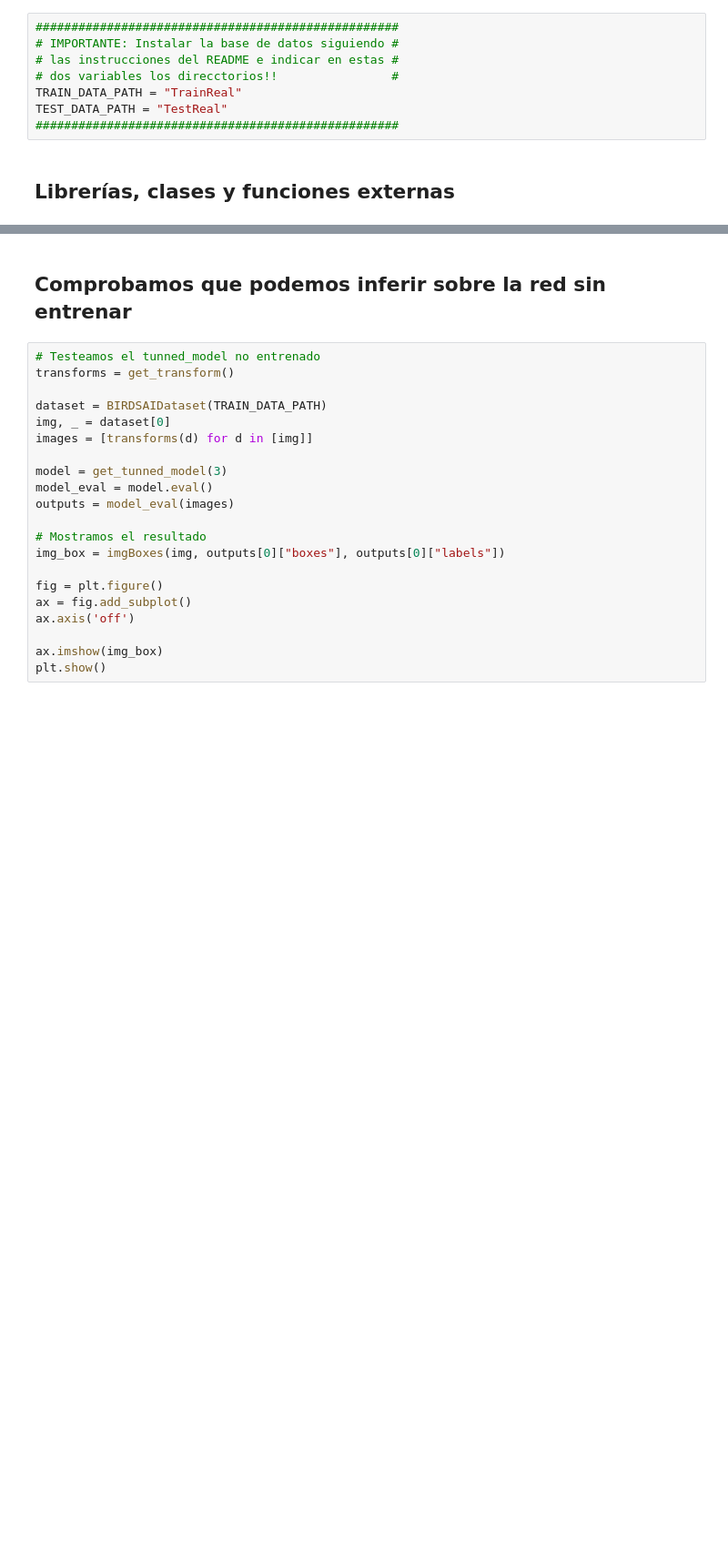
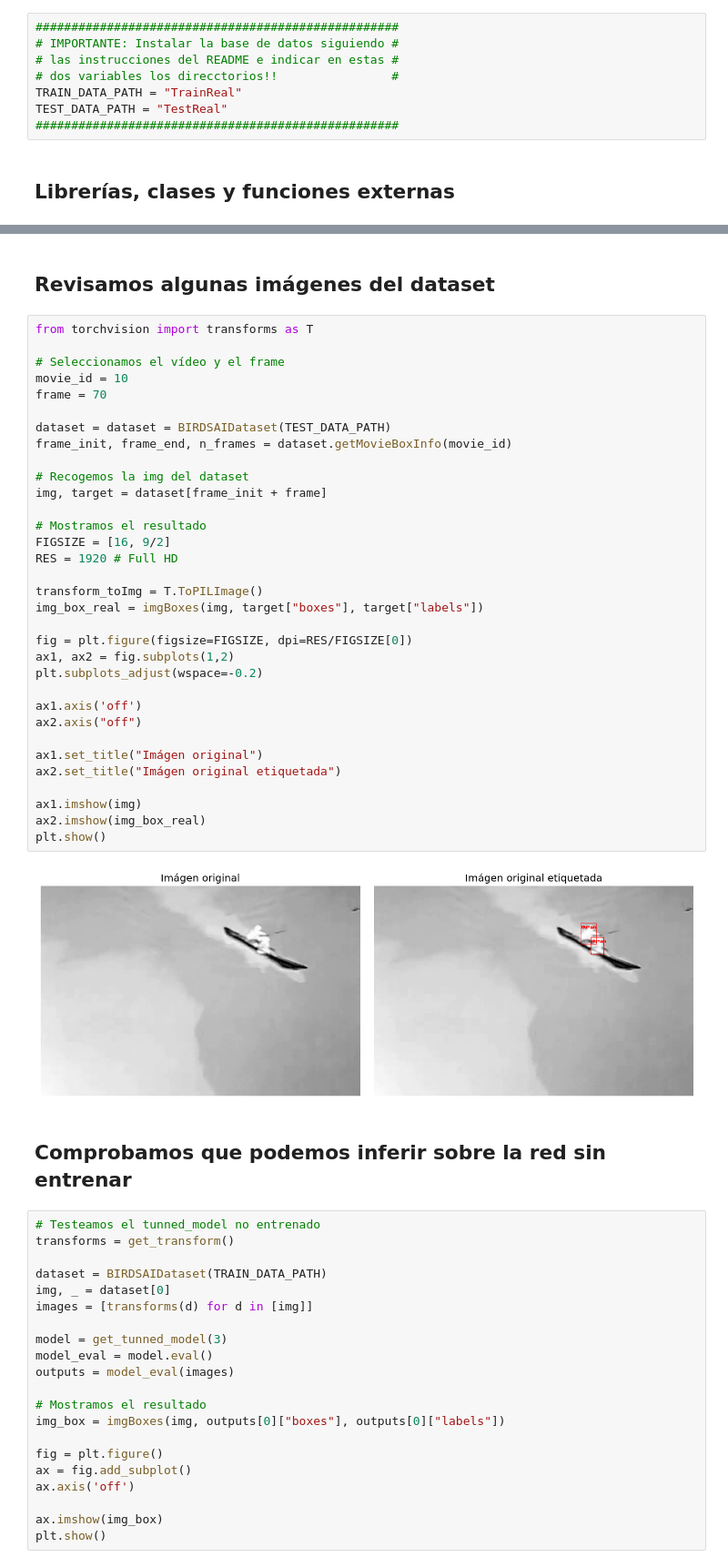
Before and after one commit to jesusBV20/UAV_IR_Surveillance, a Jupyter notebook: train_example.ipynb, the cells around one changed output, grey strips where cells are left out. Shown: that part at 91% size. Drawn from its saved outputs; the diff is of its cells as text; blank space fills up the shorter version.

```diff
--- a/train_example.ipynb
+++ b/train_example.ipynb
@@ -111,6 +115,43 @@ imágenes (en formato PIL), de tal forma que sean interpretables por la red.
 """
 def get_transform():
   return WEIGHTS.transforms() # __call__(<PIL image>)
+# %% [markdown]
+## Revisamos algunas imágenes del dataset
+# %%
+from torchvision import transforms as T
+
+# Seleccionamos el vídeo y el frame
+movie_id = 10
+frame = 70
+
+dataset = dataset = BIRDSAIDataset(TEST_DATA_PATH)
+frame_init, frame_end, n_frames = dataset.getMovieBoxInfo(movie_id)
+
+# Recogemos la img del dataset
+img, target = dataset[frame_init + frame]
+
+# Mostramos el resultado
+FIGSIZE = [16, 9/2]
+RES = 1920 # Full HD
+
+transform_toImg = T.ToPILImage()
+img_box_real = imgBoxes(img, target["boxes"], target["labels"])
+
+fig = plt.figure(figsize=FIGSIZE, dpi=RES/FIGSIZE[0])
+ax1, ax2 = fig.subplots(1,2)
+plt.subplots_adjust(wspace=-0.2)
+
+ax1.axis('off')
+ax2.axis("off")
+
+ax1.set_title("Imágen original")
+ax2.set_title("Imágen original etiquetada")
+
+ax1.imshow(img)
+ax2.imshow(img_box_real)
+plt.show()
+# %% [output]
+[figure, added]
 # %% [markdown]
 ## Comprobamos que podemos inferir sobre la red sin entrenar
 # %%
```
Also changed, not shown: parts of 5 cells of this notebook, 1 other file.
